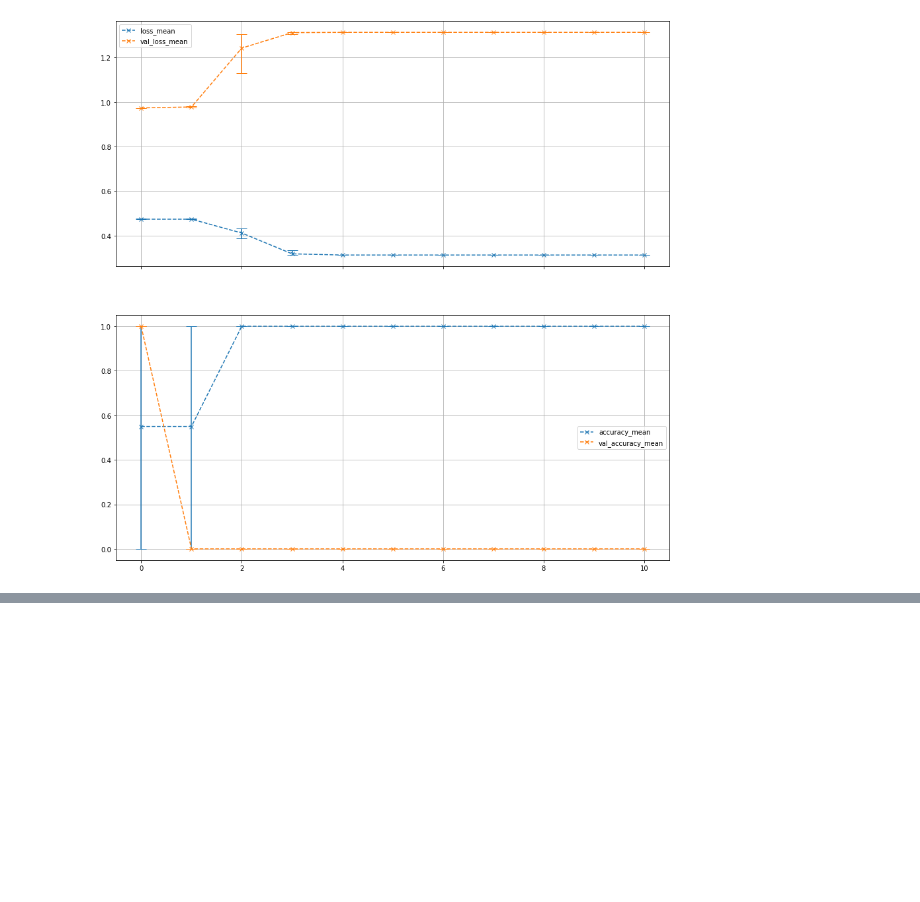
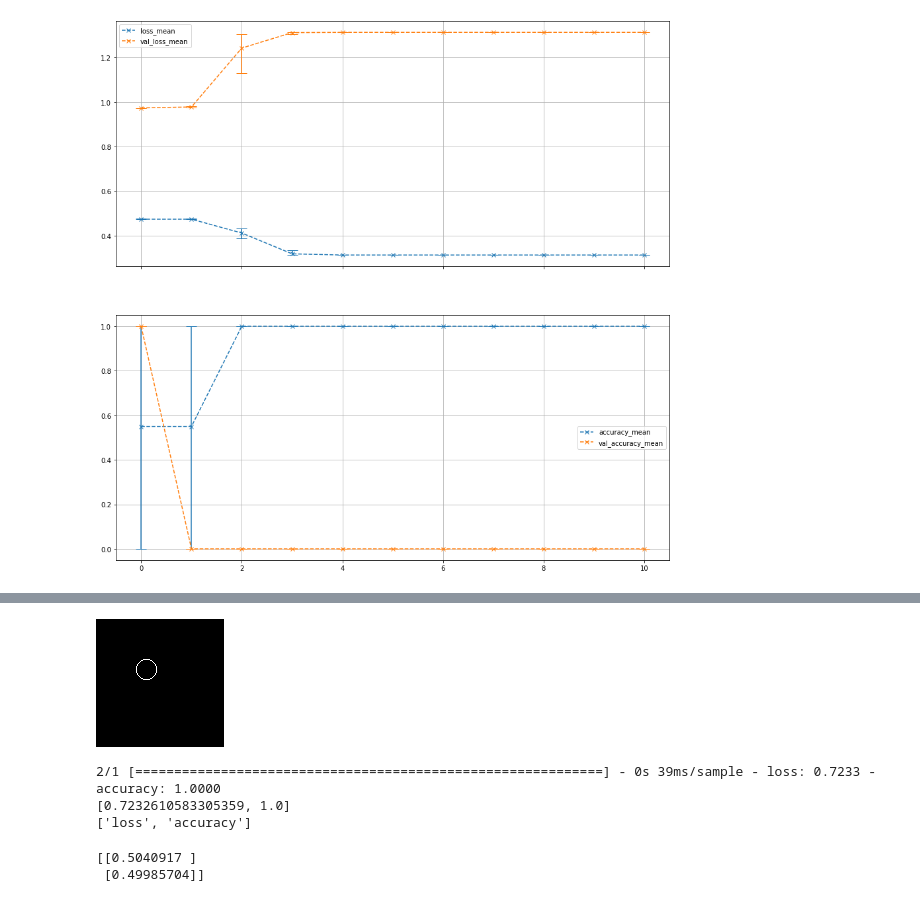
Before and after one commit to s4b7r/yellow-triangle, a Jupyter notebook: yellow-triangle.ipynb, the cells around one changed output, grey strips where cells are left out. Saved outputs shown, nothing was run; the diff lists cells and outputs as text; code cells hidden in the pictures; blank space fills up the shorter version.

Commit message:
Train including one no-triangle image

```diff
--- a/yellow-triangle.ipynb
+++ b/yellow-triangle.ipynb
@@ -516,0 +534,14 @@ histories_agg.plot(y=accuracy_cols, ax=axs[1], grid=True, marker='x', ls='--', y
+# %%
+im_circle = Image.new('1', (128, 128), 0)
+draw = ImageDraw.Draw(im_circle)
+draw.ellipse(((50 - 10, 50 - 10), (50 + 10, 50 + 10)), fill=None, outline=1)
+display(im_circle)
+
+train_image_circle = np.array(im_circle, dtype=np.double)
+train_image_circle = np.expand_dims(train_image_circle, axis=0)
+train_image_circle = np.expand_dims(train_image_circle, axis=train_image_circle.ndim)
+
+train_label_circle = np.array((0))
+train_label_circle = np.expand_dims(train_label_circle, axis=0)
+# %% [output]
+[figure, added]
@@ -516,0 +551,14 @@ histories_agg.plot(y=accuracy_cols, ax=axs[1], grid=True, marker='x', ls='--', y
+# %%
+model.set_weights(winit)
+evalinit_train = model.evaluate(x=train_images, y=train_labels)
+print(evalinit_train)
+print(model.metrics_names)
+# %% [output]
+2/1 [============================================================] - 0s 39ms/sample - loss: 0.7233 - accuracy: 1.0000
+[0.7232610583305359, 1.0]
+['loss', 'accuracy']
+# %%
+print(model.predict(train_images))
+# %% [output]
+[[0.5040917 ]
+ [0.49985704]]
```
Also changed, not shown: parts of 12 cells of this notebook.
